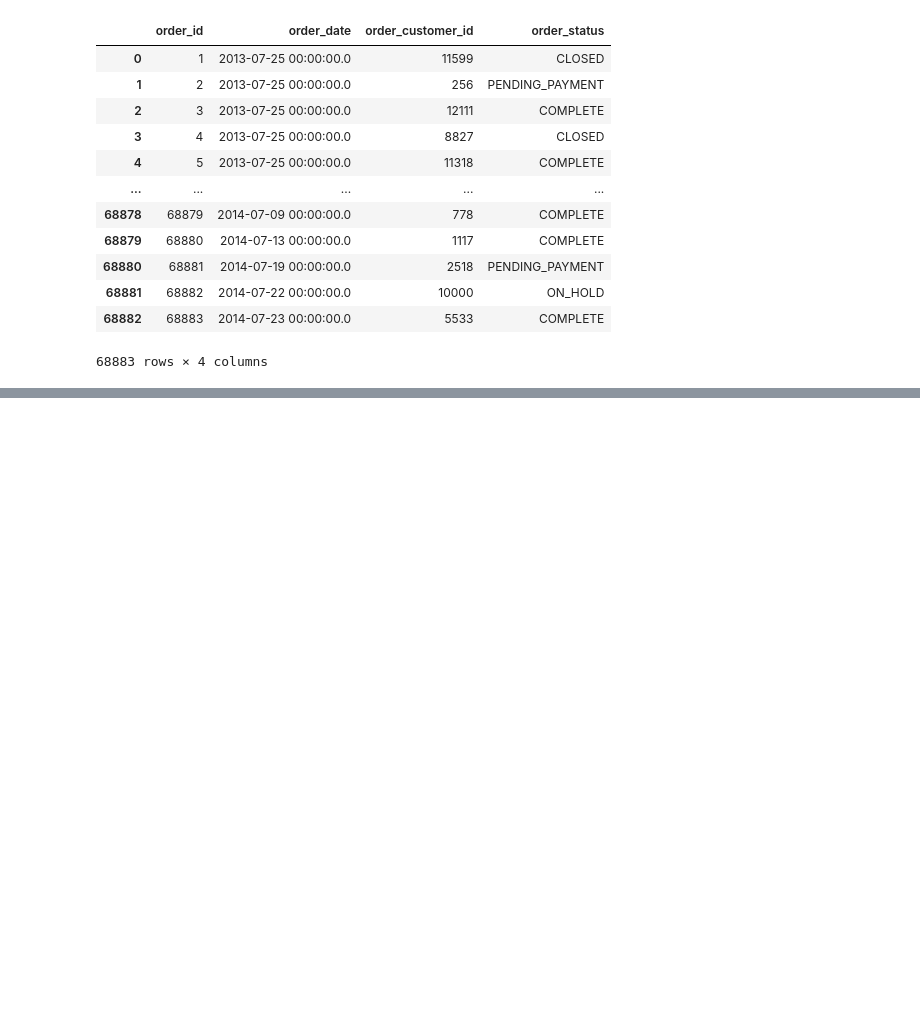
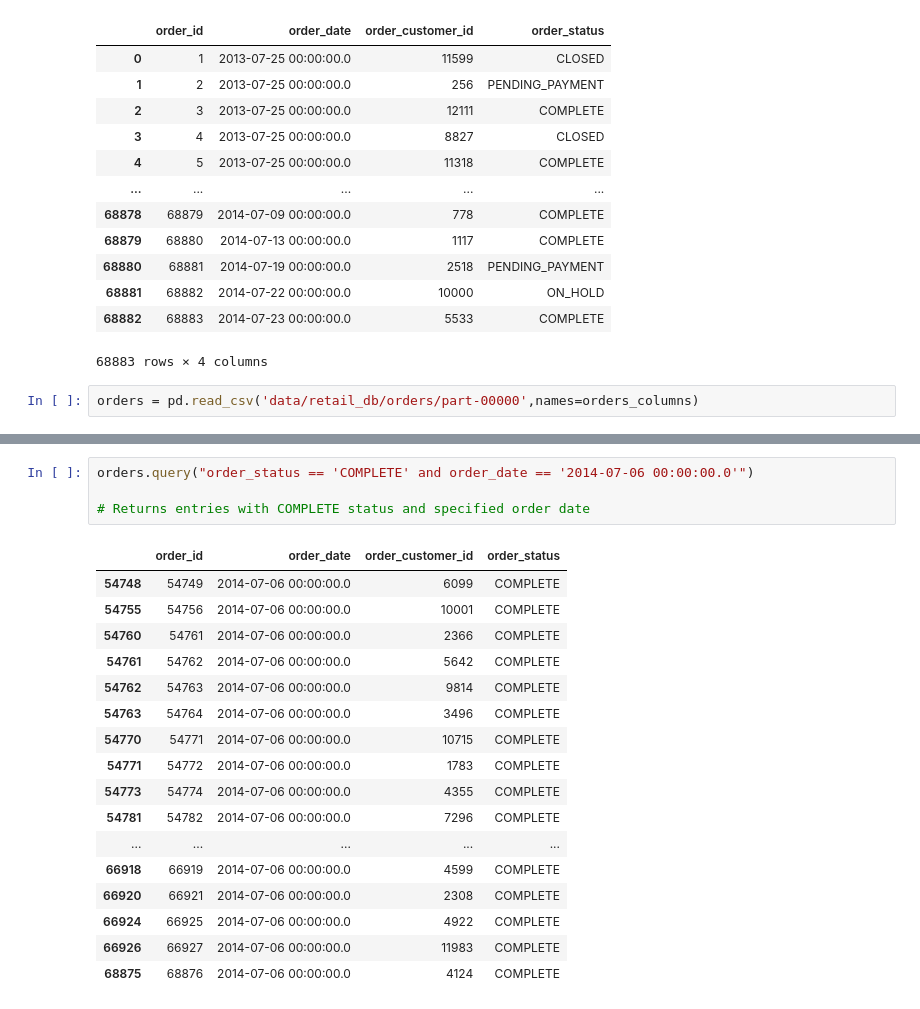
Before and after one commit to SushantGambhir/Python-collection-for-data-engineering, a Jupyter notebook: 04_Pandas1.ipynb, the cells around one changed output, grey strips where cells are left out. Saved outputs shown, nothing was run; the diff lists cells and outputs as text; blank space fills up the shorter version.

```diff
--- a/04_Pandas1.ipynb
+++ b/04_Pandas1.ipynb
@@ -69,3 +69,5 @@ pd.read_csv('data/retail_db/orders/part-00000',names=orders_columns)
 | 68881 | 68882 | 2014-07-22 00:00:00.0 | 10000 | ON_HOLD |
 | 68882 | 68883 | 2014-07-23 00:00:00.0 | 5533 | COMPLETE |
 68883 rows × 4 columns
+# %%
+orders = pd.read_csv('data/retail_db/orders/part-00000',names=orders_columns)
@@ -71,0 +124,22 @@ pd.read_csv('data/retail_db/orders/part-00000',names=orders_columns)
+# %%
+orders.query("order_status == 'COMPLETE' and order_date == '2014-07-06 00:00:00.0'")
+
+# Returns entries with COMPLETE status and specified order date
+# %% [output]
+|  | order_id | order_date | order_customer_id | order_status |
+| 54748 | 54749 | 2014-07-06 00:00:00.0 | 6099 | COMPLETE |
+| 54755 | 54756 | 2014-07-06 00:00:00.0 | 10001 | COMPLETE |
+| 54760 | 54761 | 2014-07-06 00:00:00.0 | 2366 | COMPLETE |
+| 54761 | 54762 | 2014-07-06 00:00:00.0 | 5642 | COMPLETE |
+| 54762 | 54763 | 2014-07-06 00:00:00.0 | 9814 | COMPLETE |
+| 54763 | 54764 | 2014-07-06 00:00:00.0 | 3496 | COMPLETE |
+| 54770 | 54771 | 2014-07-06 00:00:00.0 | 10715 | COMPLETE |
+| 54771 | 54772 | 2014-07-06 00:00:00.0 | 1783 | COMPLETE |
+| 54773 | 54774 | 2014-07-06 00:00:00.0 | 4355 | COMPLETE |
+| 54781 | 54782 | 2014-07-06 00:00:00.0 | 7296 | COMPLETE |
+| ... | ... | ... | ... | ... |
+| 66918 | 66919 | 2014-07-06 00:00:00.0 | 4599 | COMPLETE |
+| 66920 | 66921 | 2014-07-06 00:00:00.0 | 2308 | COMPLETE |
+| 66924 | 66925 | 2014-07-06 00:00:00.0 | 4922 | COMPLETE |
+| 66926 | 66927 | 2014-07-06 00:00:00.0 | 11983 | COMPLETE |
+| 68875 | 68876 | 2014-07-06 00:00:00.0 | 4124 | COMPLETE |
```
Also changed, not shown: parts of 5 cells of this notebook.
